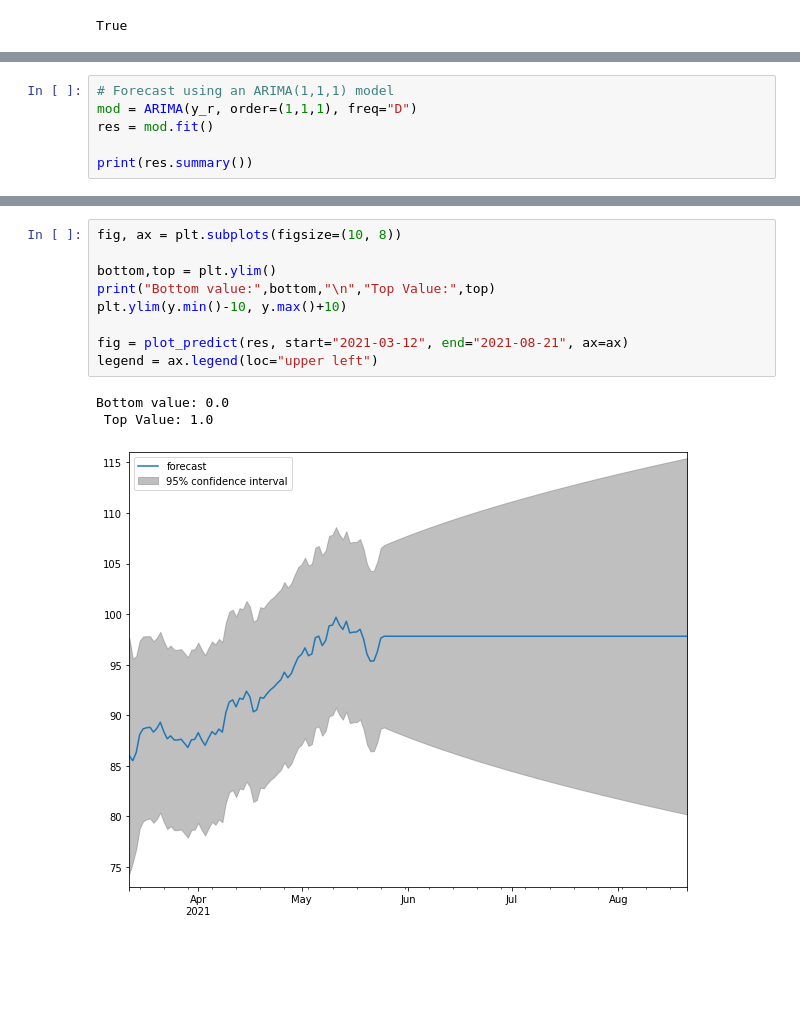
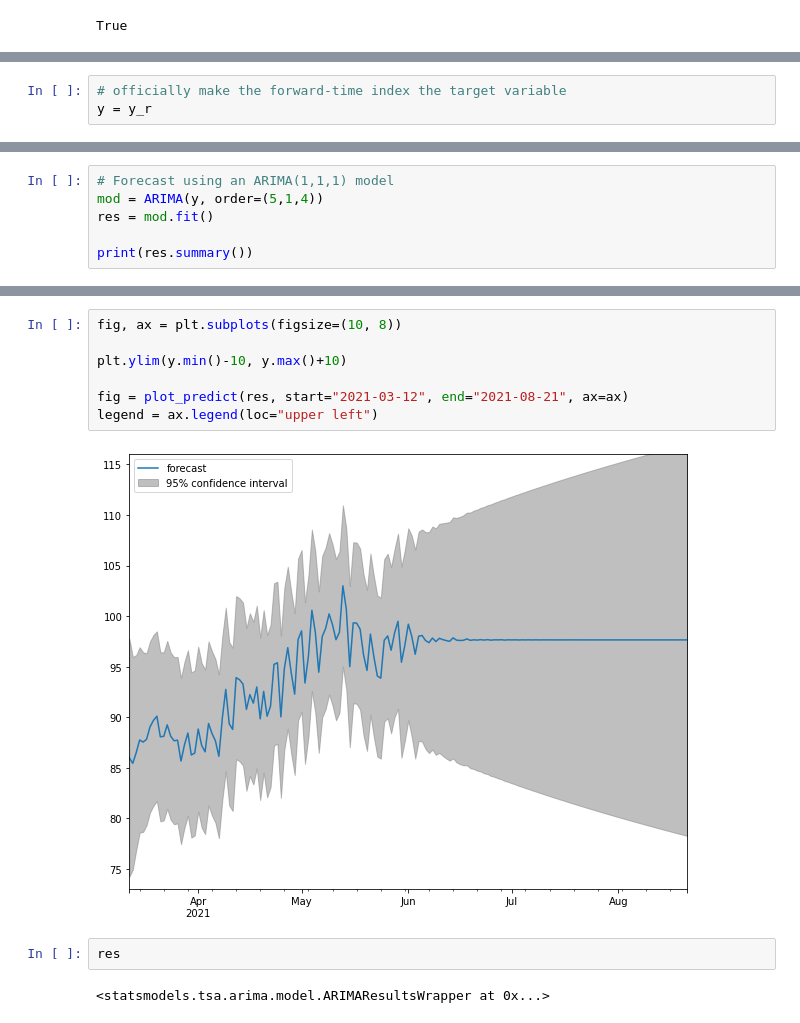
Before and after one commit to JessicaELewis/GDB-Onset-Estimation, a Jupyter notebook: 3_Pre-Processing.ipynb, the cells around one changed output, grey strips where cells are left out. Saved outputs shown, nothing was run; the diff lists cells and outputs as text; blank space fills up the shorter version.

Commit message:
optimized arima on training data, ran model and compared prediction to test data

```diff
--- a/3_Pre-Processing.ipynb
+++ b/3_Pre-Processing.ipynb
@@ -438,0 +238,3 @@ dtype: float64
+# %%
+# officially make the forward-time index the target variable
+y = y_r
@@ -491,6 +424,6 @@ The AIC for an ARMA(1,1) is:  432.8241959471815
 # %%
 # Forecast using an ARIMA(1,1,1) model
-mod = ARIMA(y_r, order=(1,1,1), freq="D")
+mod = ARIMA(y, order=(5,1,4))
 res = mod.fit()
 
 print(res.summary())
@@ -515,13 +474,13 @@ Warnings:
 # %%
 fig, ax = plt.subplots(figsize=(10, 8))
 
-bottom,top = plt.ylim()
-print("Bottom value:",bottom,"\n","Top Value:",top)
 plt.ylim(y.min()-10, y.max()+10)
 
 fig = plot_predict(res, start="2021-03-12", end="2021-08-21", ax=ax)
 legend = ax.legend(loc="upper left")
 # %% [output]
-Bottom value: 0.0
- Top Value: 1.0
-[figure, old version]
+[figure, new version]
+# %%
+res
+# %% [output]
+<statsmodels.tsa.arima.model.ARIMAResultsWrapper at 0x...>
```
Also changed, not shown: parts of 58 cells of this notebook, 8 other files.
